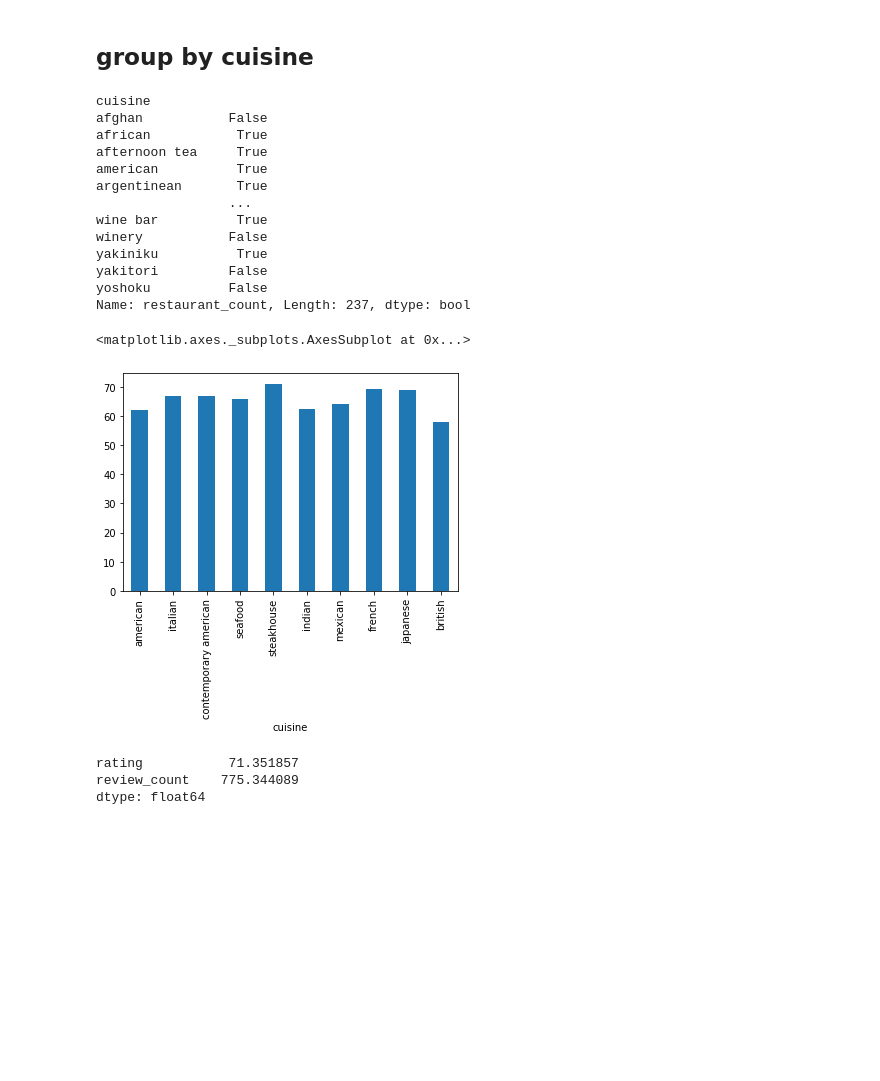
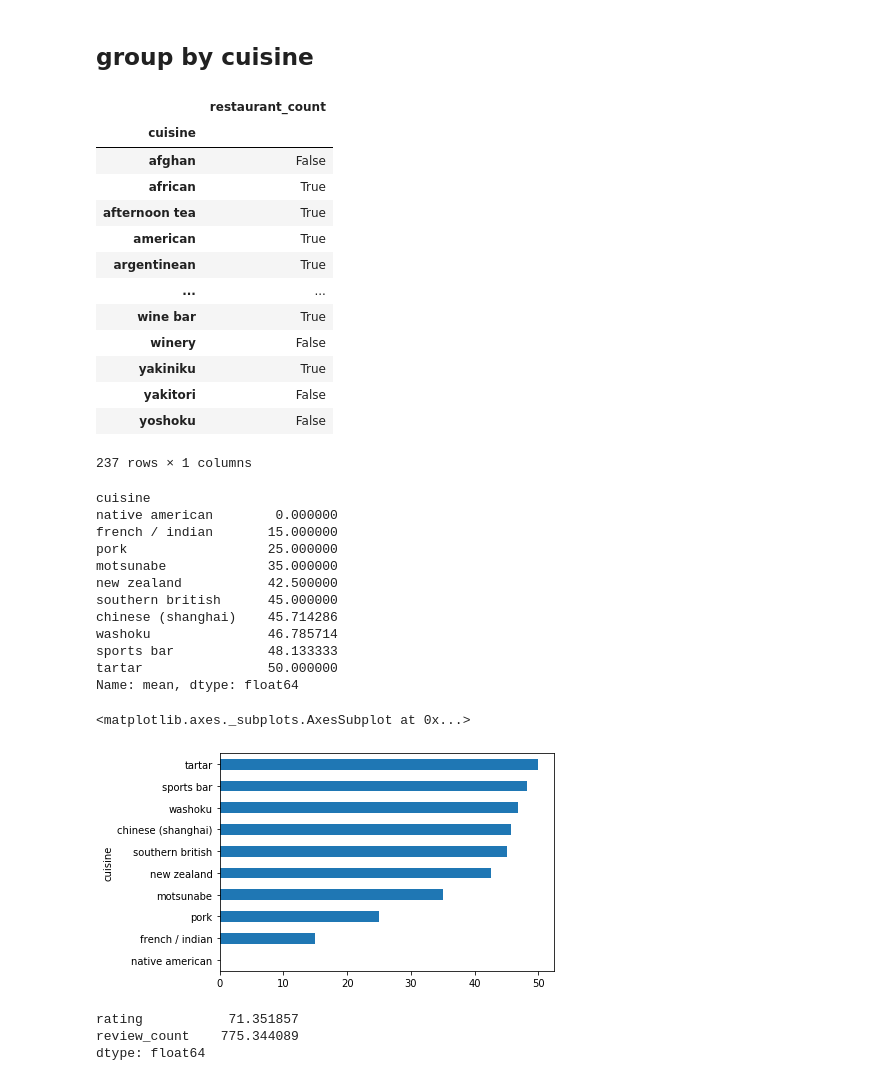
Before and after one commit to MichaelEmmert/OpenTable, a Jupyter notebook: opentableanalysis.ipynb, the cells around one changed output. Drawn from its saved outputs; the diff is of its cells as text; code cells hidden in the pictures; blank space fills up the shorter version.

```diff
--- a/opentableanalysis.ipynb
+++ b/opentableanalysis.ipynb
@@ -5,6 +5,6 @@ import seaborn as sns
 from matplotlib import pyplot as plt
 from pandas.plotting import table
 # %%
-opentable = pd.read_csv('csv/opentablecleaned.csv',)
+opentable = pd.read_csv('csv/opentablecleaned.csv')
 opentable
 # %% [output]
@@ -296,32 +302,46 @@ grouped_area_location[['cost','rating','review_count']].mean()
 # %%
 grouped_cuisine = ot.groupby('cuisine')
 # %%
-grouped_cuisine_size = pd.DataFrame(ot.groupby('cuisine').size(),columns = ['restaurant_count']) > 50
+grouped_cuisine_size = (pd.DataFrame(ot.groupby('cuisine').size(),columns = ['restaurant_count']) > 50)
+grouped_cuisine_size
+# %% [output]
+|  | restaurant_count |
+| cuisine |  |
+| afghan | False |
+| african | True |
+| afternoon tea | True |
+| american | True |
+| argentinean | True |
+| ... | ... |
+| wine bar | True |
+| winery | False |
+| yakiniku | True |
+| yakitori | False |
+| yoshoku | False |
+237 rows × 1 columns
-# %%
-grouped_cuisine_size['restaurant_count']
-# %% [output]
-cuisine
-afghan           False
-african           True
-afternoon tea     True
-american          True
-argentinean       True
-                 ...
-wine bar          True
-winery           False
-yakiniku          True
-yakitori         False
-yoshoku          False
-Name: restaurant_count, Length: 237, dtype: bool
 # %%
 cuisine_rating = grouped_cuisine.rating.agg(['count','mean'])
-cuisine_rating = cuisine_rating.sort_values('count',ascending = False)
-cuisine_rating = cuisine_rating['mean'].head(10)
+#cuisine_rating = cuisine_rating.sort_values('count',ascending = False)
+cuisine_rating = cuisine_rating['mean'].sort_values(ascending = True)[:10]
+print(cuisine_rating)
+# %% [output]
+cuisine
+native american        0.000000
+french / indian       15.000000
+pork                  25.000000
+motsunabe             35.000000
+new zealand           42.500000
+southern british      45.000000
+chinese (shanghai)    45.714286
+washoku               46.785714
+sports bar            48.133333
+tartar                50.000000
+Name: mean, dtype: float64
 # %%
-cuisine_rating.plot.bar(rot = 90)
+cuisine_rating.plot.barh(rot = 0)
 # %% [output]
 <matplotlib.axes._subplots.AxesSubplot at 0x...>
-[figure, old version]
+[figure, new version]
 # %%
 first_page_filter = [idx for idx, x in enumerate(ot.location_on_page) if eval(x)[0]==0]
 first_page_df = ot.iloc[first_page_filter]
```
Also changed, not shown: parts of 30 cells of this notebook, 4 other files.
